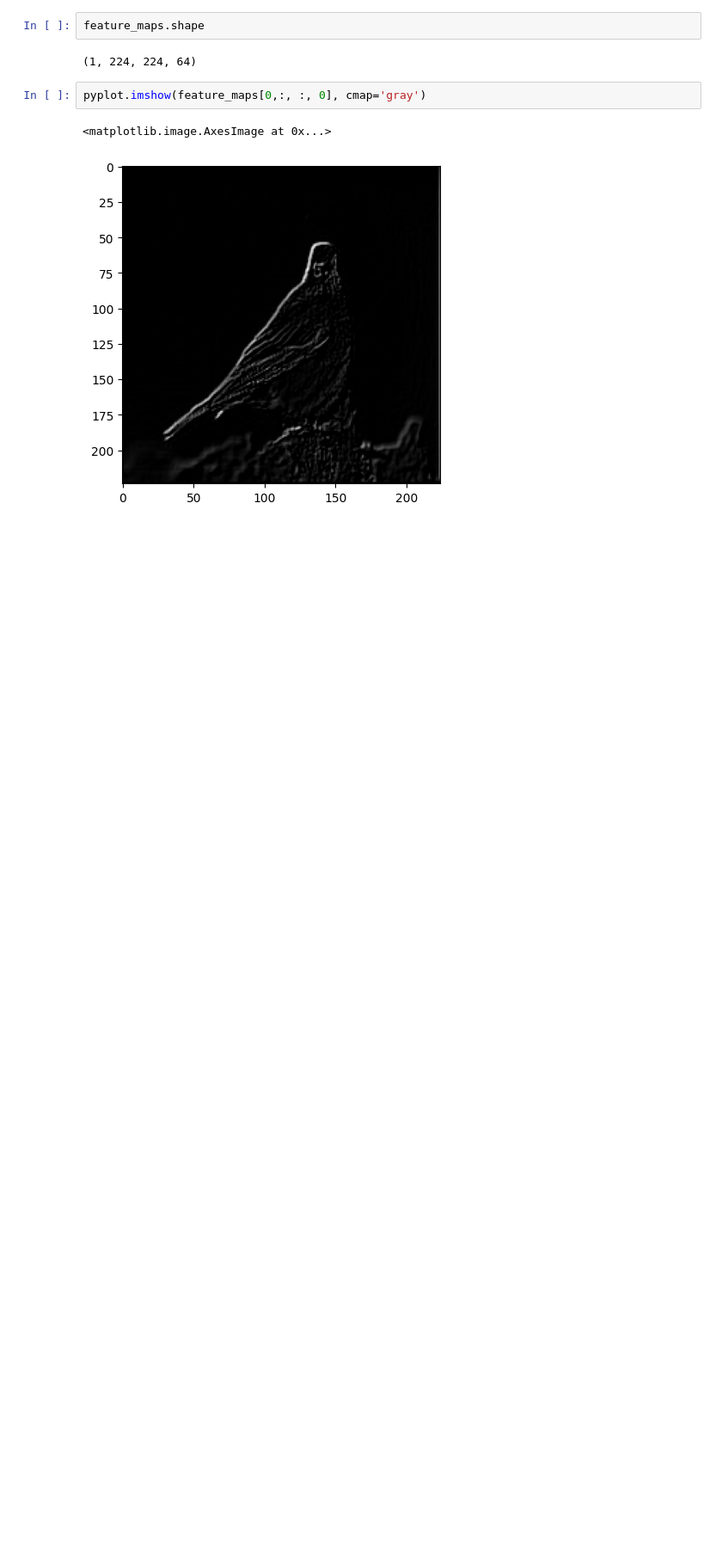
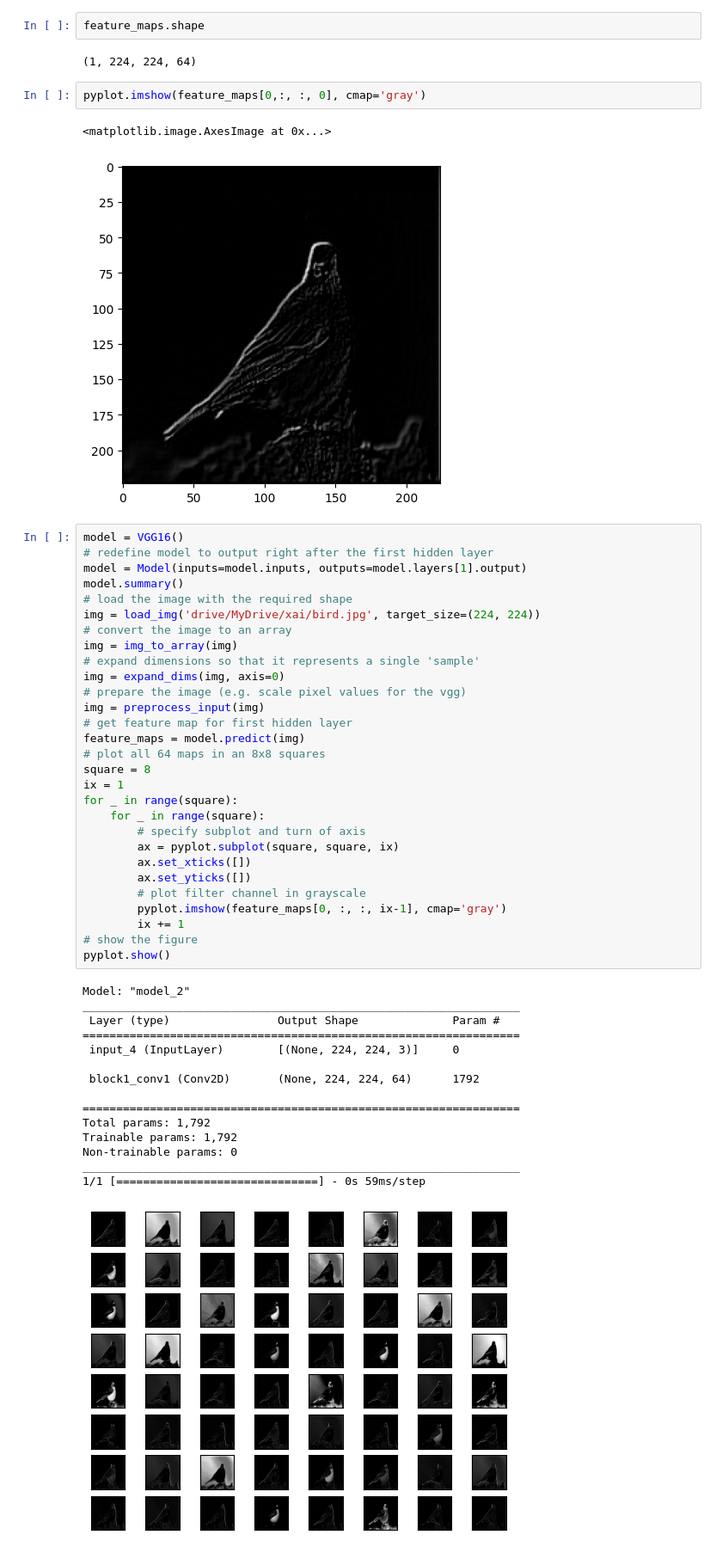
Before and after one commit to SJinLee/XAI2023, a Jupyter notebook: f1.feature_map.ipynb, the cells around one changed output. Shown at 86% size. Drawn from its saved outputs; the diff is of its cells as text; blank space fills up the shorter version.

```diff
--- a/f1.feature_map.ipynb
+++ b/f1.feature_map.ipynb
@@ -179,3 +179,48 @@ pyplot.imshow(feature_maps[0,:, :, 0], cmap='gray')
 # %% [output]
 <matplotlib.image.AxesImage at 0x...>
 [figure]
+# %%
+model = VGG16()
+# redefine model to output right after the first hidden layer
+model = Model(inputs=model.inputs, outputs=model.layers[1].output)
+model.summary()
+# load the image with the required shape
+img = load_img('drive/MyDrive/xai/bird.jpg', target_size=(224, 224))
+# convert the image to an array
+img = img_to_array(img)
+# expand dimensions so that it represents a single 'sample'
+img = expand_dims(img, axis=0)
+# prepare the image (e.g. scale pixel values for the vgg)
+img = preprocess_input(img)
+# get feature map for first hidden layer
+feature_maps = model.predict(img)
+# plot all 64 maps in an 8x8 squares
+square = 8
+ix = 1
+for _ in range(square):
+    for _ in range(square):
+        # specify subplot and turn of axis
+        ax = pyplot.subplot(square, square, ix)
+        ax.set_xticks([])
+        ax.set_yticks([])
+        # plot filter channel in grayscale
+        pyplot.imshow(feature_maps[0, :, :, ix-1], cmap='gray')
+        ix += 1
+# show the figure
+pyplot.show()
+# %% [output]
+Model: "model_2"
+_________________________________________________________________
+ Layer (type)                Output Shape              Param #
+=================================================================
+ input_4 (InputLayer)        [(None, 224, 224, 3)]     0
+
+ block1_conv1 (Conv2D)       (None, 224, 224, 64)      1792
+
+=================================================================
+Total params: 1,792
+Trainable params: 1,792
+Non-trainable params: 0
+_________________________________________________________________
+1/1 [==============================] - 0s 59ms/step
+[figure, added]
```
Also changed, not shown: parts of 3 cells of this notebook.
